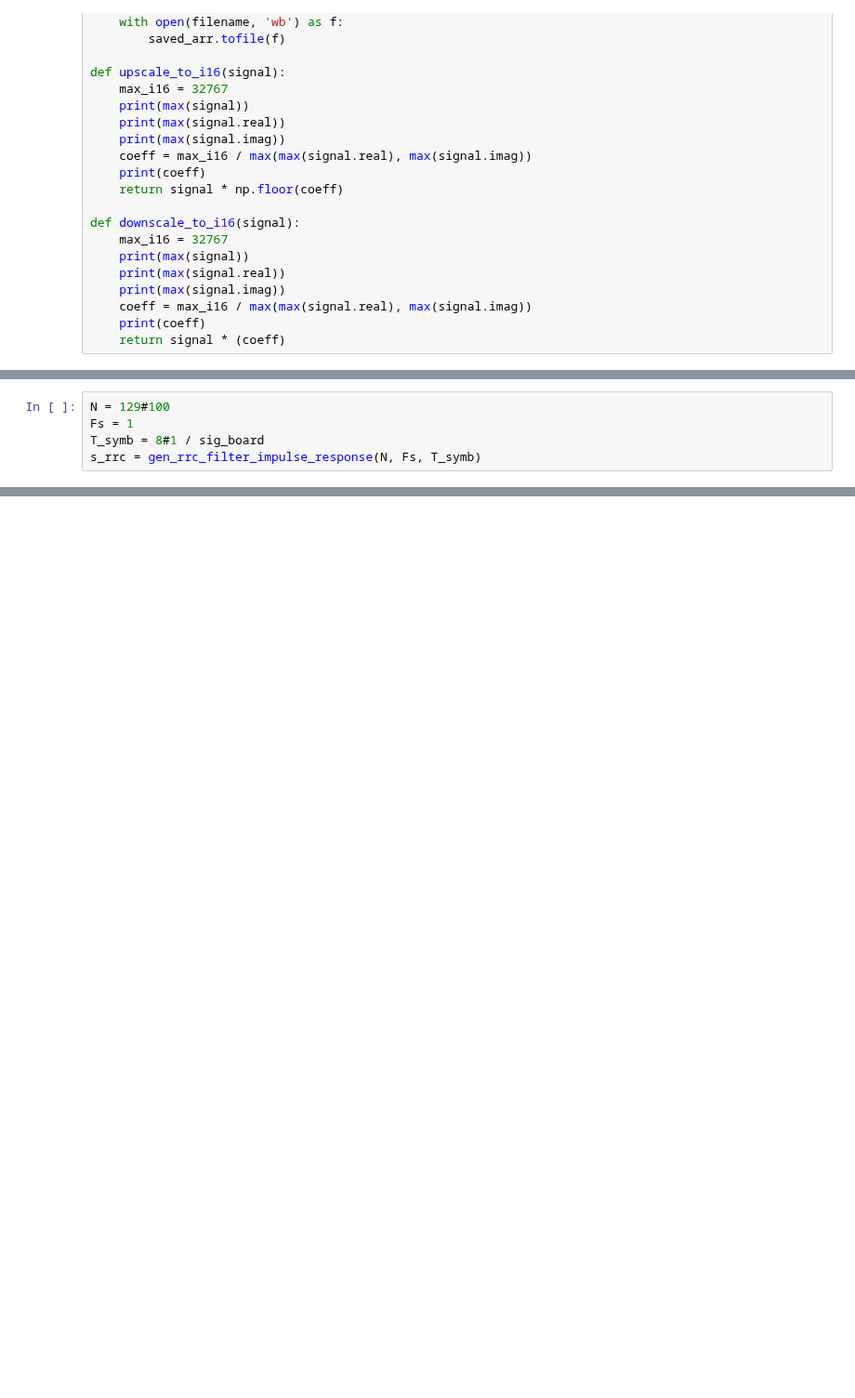
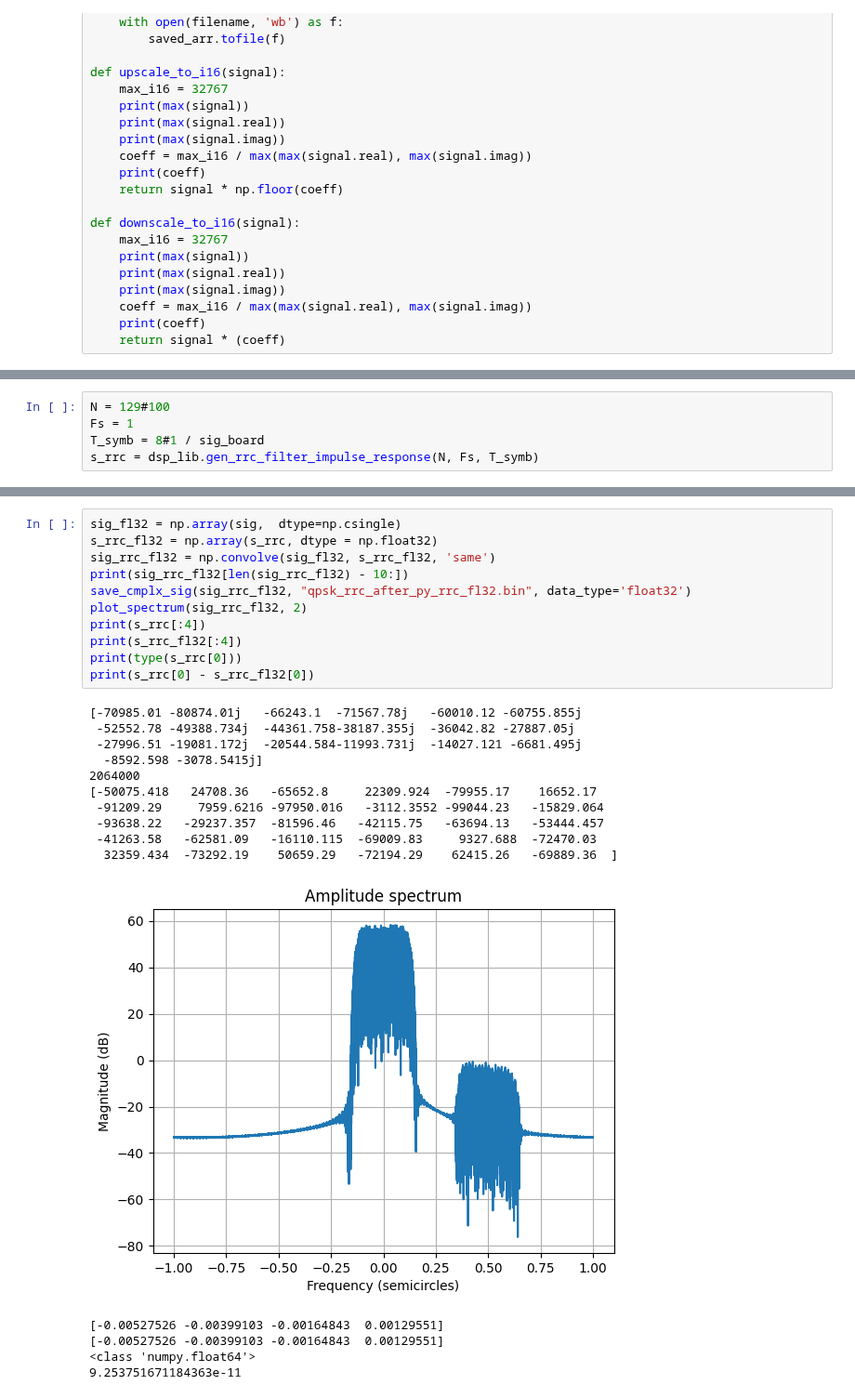
Before and after one commit to incredibleSaint/signal_processing, a Jupyter notebook: rrc_filtering.ipynb, the cells around one changed output, grey strips where cells are left out. Shown at 93% size. Drawn from its saved outputs; the diff is of its cells as text; blank space fills up the shorter version.

```diff
--- a/rrc_filtering.ipynb
+++ b/rrc_filtering.ipynb
@@ -196,6 +215,6 @@ array([[-20.36285198],
 N = 129#100
 Fs = 1
 T_symb = 8#1 / sig_board
-s_rrc = gen_rrc_filter_impulse_response(N, Fs, T_symb)
+s_rrc = dsp_lib.gen_rrc_filter_impulse_response(N, Fs, T_symb)
 # %%
 sig_rrc = np.convolve(sig, s_rrc, 'same')
@@ -215,3 +240,30 @@ save_cmplx_sig(sig_rrc, "qpsk_rrc_after_py_rrc_fl64.bin", 'float64')
+# %%
+sig_fl32 = np.array(sig,  dtype=np.csingle)
+s_rrc_fl32 = np.array(s_rrc, dtype = np.float32)
+sig_rrc_fl32 = np.convolve(sig_fl32, s_rrc_fl32, 'same')
+print(sig_rrc_fl32[len(sig_rrc_fl32) - 10:])
+save_cmplx_sig(sig_rrc_fl32, "qpsk_rrc_after_py_rrc_fl32.bin", data_type='float32')
+plot_spectrum(sig_rrc_fl32, 2)
+print(s_rrc[:4])
+print(s_rrc_fl32[:4])
+print(type(s_rrc[0]))
+print(s_rrc[0] - s_rrc_fl32[0])
+# %% [output]
+[-70985.01 -80874.01j   -66243.1  -71567.78j   -60010.12 -60755.855j
+ -52552.78 -49388.734j  -44361.758-38187.355j  -36042.82 -27887.05j
+ -27996.51 -19081.172j  -20544.584-11993.731j  -14027.121 -6681.495j
+  -8592.598 -3078.5415j]
+2064000
+[-50075.418   24708.36   -65652.8     22309.924  -79955.17    16652.17
+ -91209.29     7959.6216 -97950.016   -3112.3552 -99044.23   -15829.064
+ -93638.22   -29237.357  -81596.46   -42115.75   -63694.13   -53444.457
+ -41263.58   -62581.09   -16110.115  -69009.83     9327.688  -72470.03
+  32359.434  -73292.19    50659.29   -72194.29    62415.26   -69889.36  ]
+[figure, added]
+[-0.00527526 -0.00399103 -0.00164843  0.00129551]
+[-0.00527526 -0.00399103 -0.00164843  0.00129551]
+<class 'numpy.float64'>
+9.253751671184363e-11
 # %%
 sig_rrc_scaled = downscale_to_i16(sig_rrc)
 max(sig_rrc_scaled)
```
Also changed, not shown: parts of 10 cells of this notebook, 3 other files.
